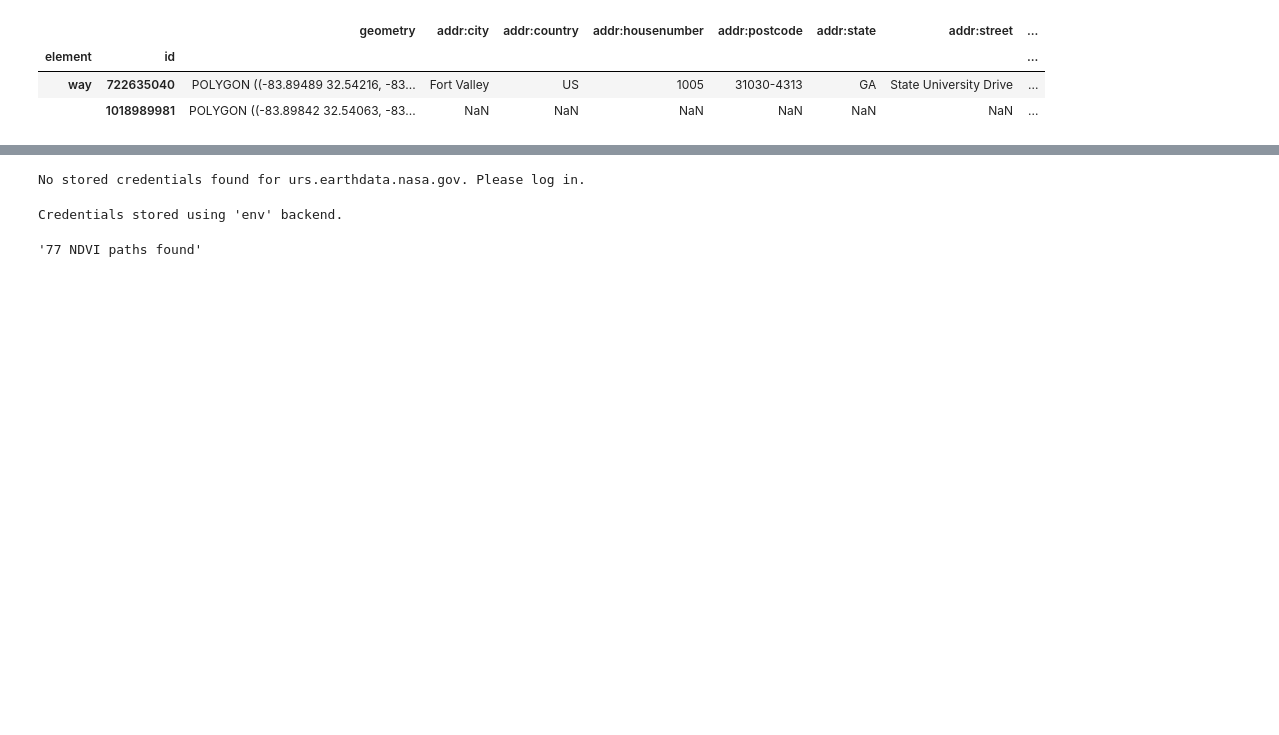
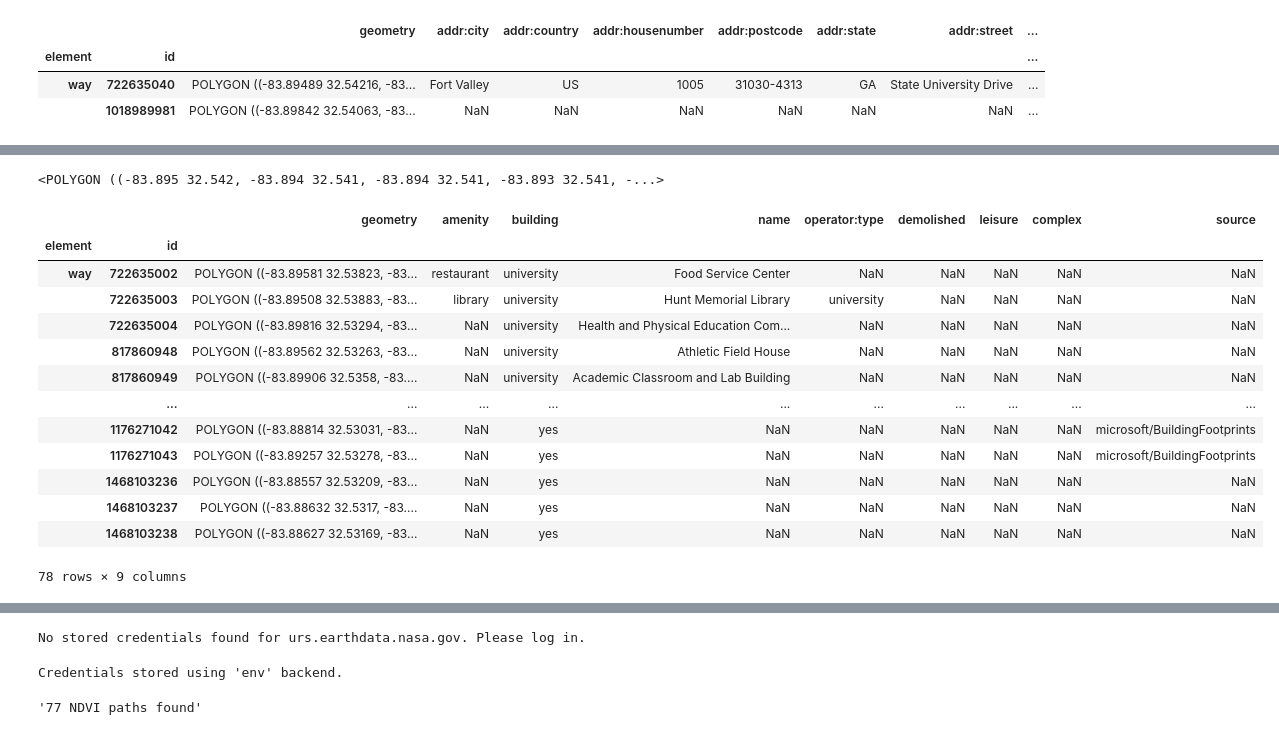
Before and after one commit to cu-esiil-edu/04-vegetation-nquarder, a Jupyter notebook: notebooks/more-veggie-demo.ipynb, the cells around one changed output, grey strips where cells are left out. Saved outputs shown, nothing was run; the diff lists cells and outputs as text; code cells hidden in the pictures; blank space fills up the shorter version.

Commit message:
add buildings

```diff
--- a/notebooks/more-veggie-demo.ipynb
+++ b/notebooks/more-veggie-demo.ipynb
@@ -47,3 +47,32 @@ fvsu_gdf
 fvsu_gdf.hvplot(geo=True, tiles="EsriImagery", alpha=0.5)
 # %% [output]
 [interactive output not drawn]
+# %%
+# Extract polygon geometry
+campus_polygon = fvsu_gdf.geometry.iloc[0]
+campus_polygon
+# %% [output]
+<POLYGON ((-83.895 32.542, -83.894 32.541, -83.894 32.541, -83.893 32.541, -...>
+# %%
+# Search for everthing tagged as 'building' within the specified boundary
+campus_buildings = osm.features_from_polygon(
+    campus_polygon,
+    tags={"building": True}
+)
+
+campus_buildings
+# %% [output]
+|  |  | geometry | amenity | building | name | operator:type | demolished | leisure | complex | source |
+| element | id |  |  |  |  |  |  |  |  |  |
+| way | 722635002 | POLYGON ((-83.89581 32.53823, -83... | restaurant | university | Food Service Center | NaN | NaN | NaN | NaN | NaN |
+|  | 722635003 | POLYGON ((-83.89508 32.53883, -83... | library | university | Hunt Memorial Library | university | NaN | NaN | NaN | NaN |
+|  | 722635004 | POLYGON ((-83.89816 32.53294, -83... | NaN | university | Health and Physical Education Com... | NaN | NaN | NaN | NaN | NaN |
+|  | 817860948 | POLYGON ((-83.89562 32.53263, -83... | NaN | university | Athletic Field House | NaN | NaN | NaN | NaN | NaN |
+|  | 817860949 | POLYGON ((-83.89906 32.5358, -83.... | NaN | university | Academic Classroom and Lab Building | NaN | NaN | NaN | NaN | NaN |
+|  | ... | ... | ... | ... | ... | ... | ... | ... | ... | ... |
+|  | 1176271042 | POLYGON ((-83.88814 32.53031, -83... | NaN | yes | NaN | NaN | NaN | NaN | NaN | microsoft/BuildingFootprints |
+|  | 1176271043 | POLYGON ((-83.89257 32.53278, -83... | NaN | yes | NaN | NaN | NaN | NaN | NaN | microsoft/BuildingFootprints |
+|  | 1468103236 | POLYGON ((-83.88557 32.53209, -83... | NaN | yes | NaN | NaN | NaN | NaN | NaN | NaN |
+|  | 1468103237 | POLYGON ((-83.88632 32.5317, -83.... | NaN | yes | NaN | NaN | NaN | NaN | NaN | NaN |
+|  | 1468103238 | POLYGON ((-83.88627 32.53169, -83... | NaN | yes | NaN | NaN | NaN | NaN | NaN | NaN |
+78 rows × 9 columns
```
Also changed, not shown: parts of 2 cells of this notebook, 1 other file.
